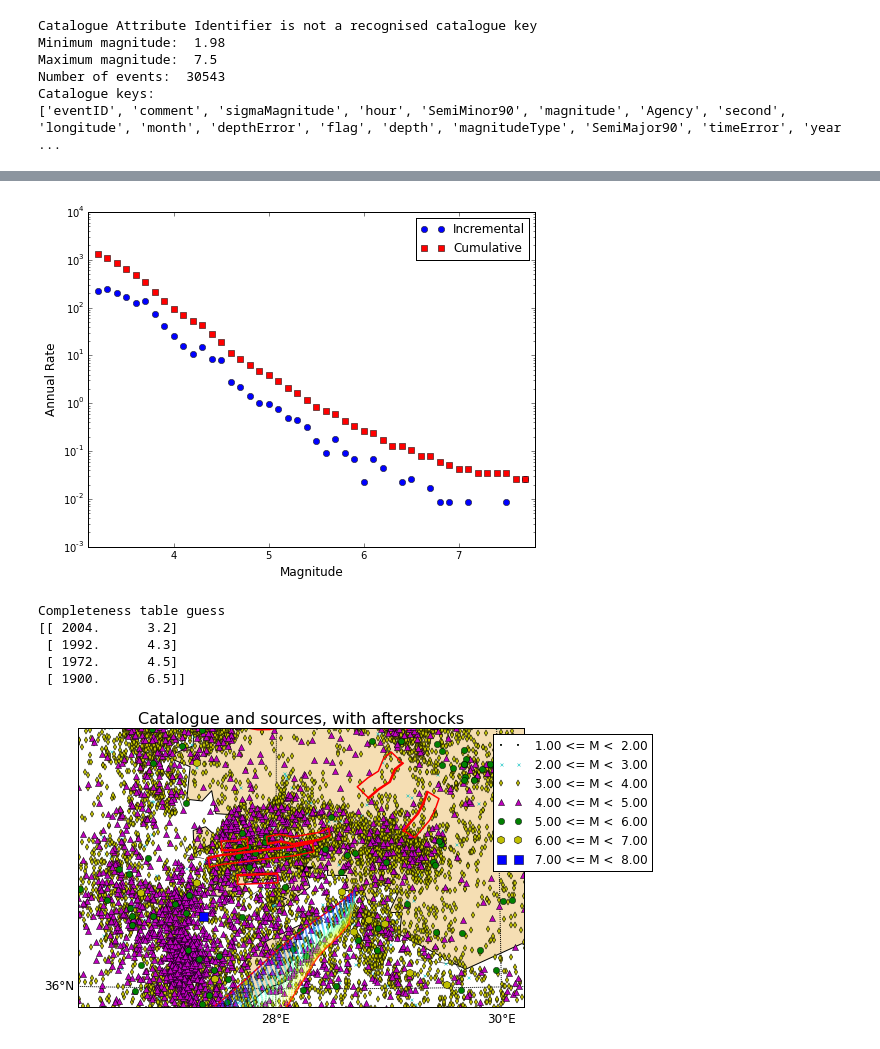
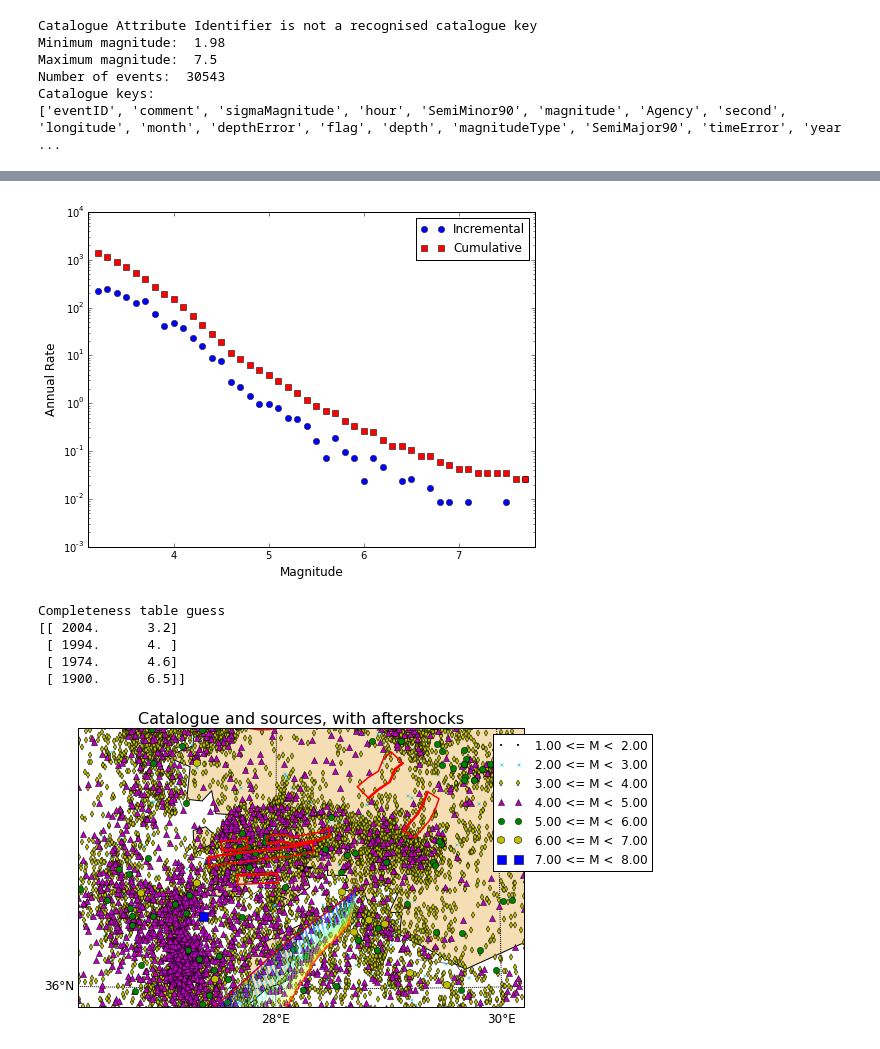
Before and after one commit to nackerley/MarmarisPSHA, a Jupyter notebook: sources/Source Magnitude-Frequency Distribution.ipynb, the cells around one changed output, grey strips where cells are left out. Cells and saved outputs as stored; diff of their text form; code cells hidden in the pictures.

```diff
--- a/sources/Source Magnitude-Frequency Distribution.ipynb
+++ b/sources/Source Magnitude-Frequency Distribution.ipynb
@@ -53,17 +57,17 @@ Catalogue keys:
 # %%
 completeness_table_guess = np.array([[2004, 3.2],
-                                     [1992, 4.3],
-                                     [1972, 4.5],
+                                     [1994, 4.0],
+                                     [1974, 4.6],
                                      [1900, 6.5]])
 cp.plot_observed_recurrence(catalogue, completeness_table_guess, 0.1)
 print 'Completeness table guess'
 print completeness_table_guess
 # %% [output]
-[figure, old version]
+[figure, new version]
 Completeness table guess
 [[ 2004.      3.2]
- [ 1992.      4.3]
- [ 1972.      4.5]
+ [ 1994.      4. ]
+ [ 1974.      4.6]
  [ 1900.      6.5]]
 # %%
 # identify clusters
```
Also changed, not shown: parts of 2 cells of this notebook, 2 other files.
